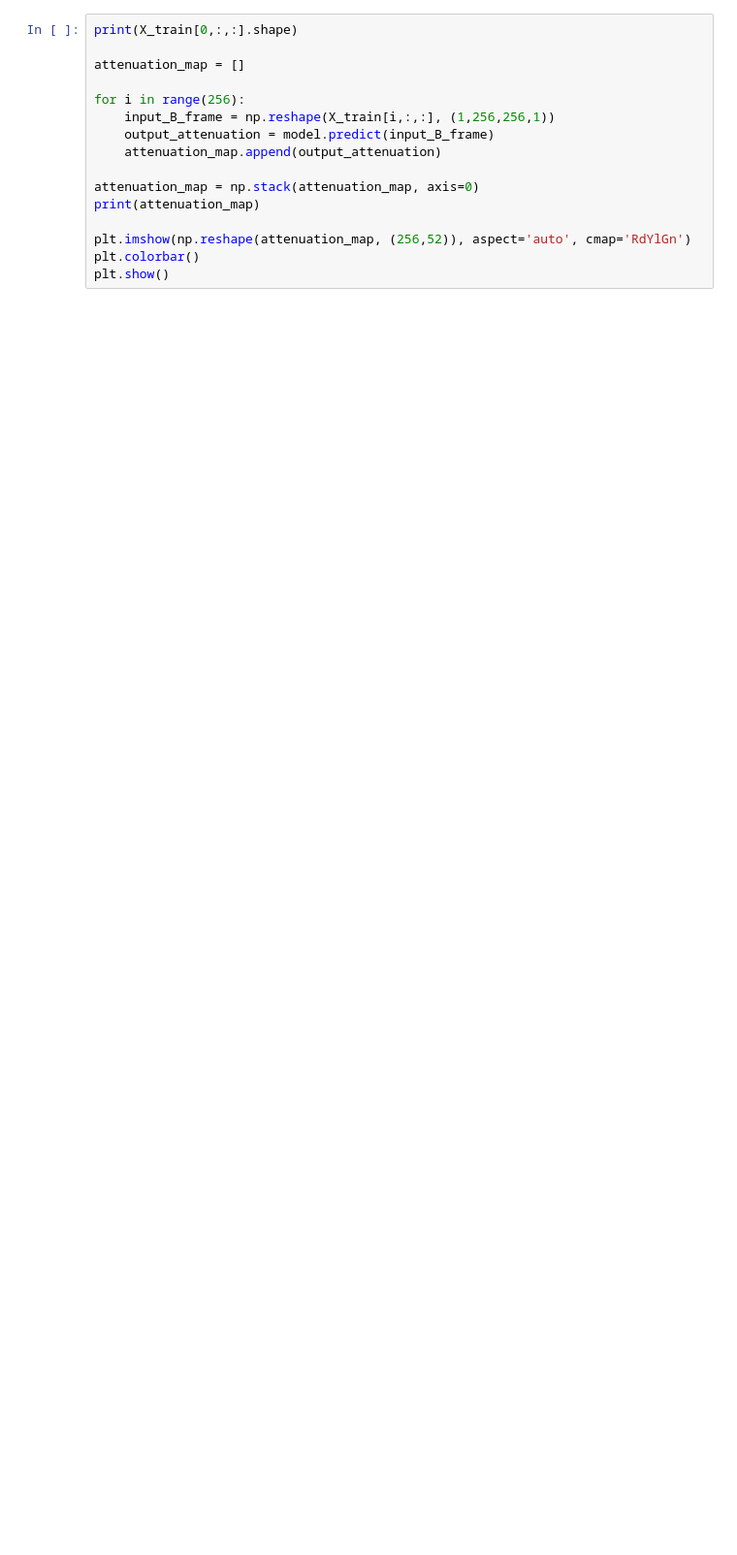
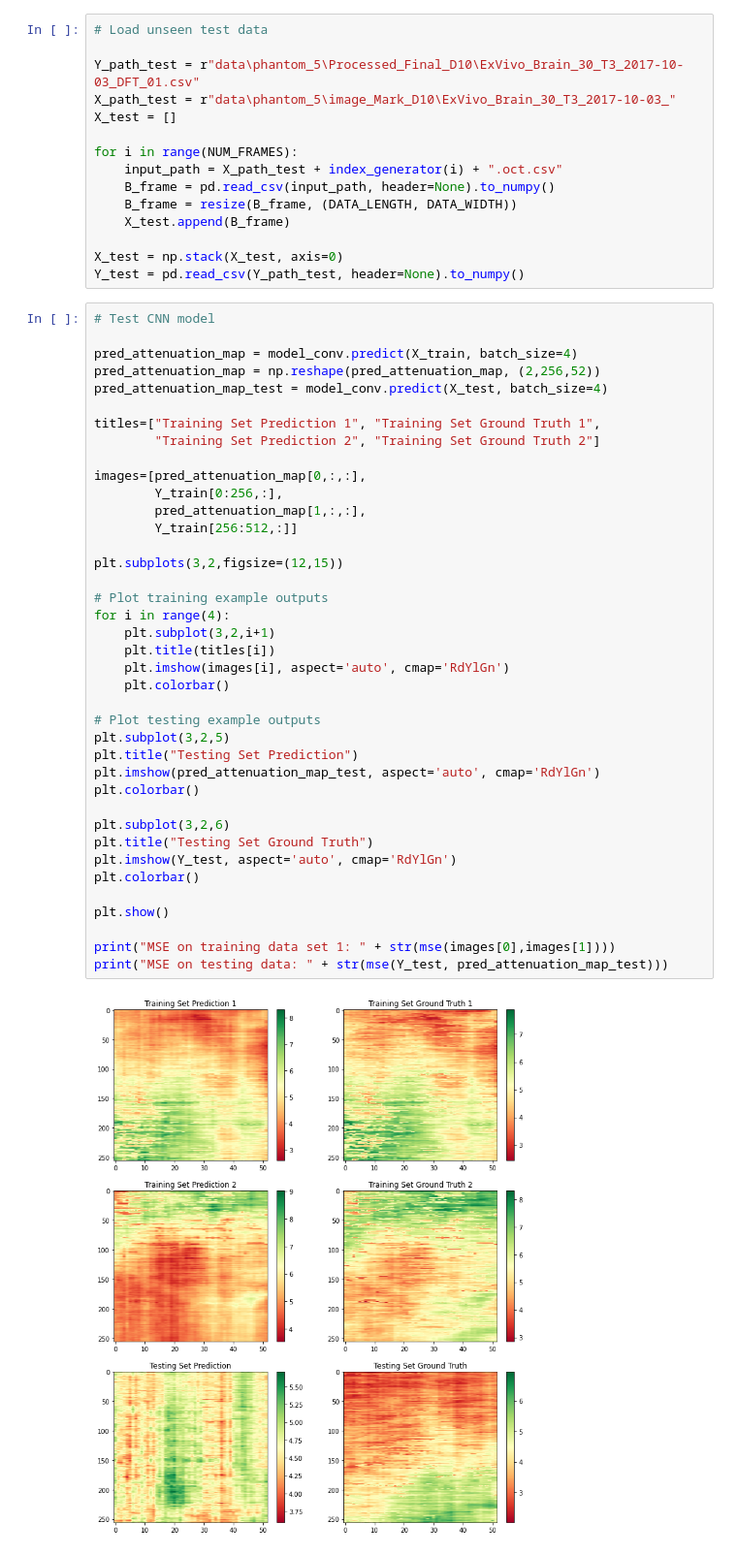
Before and after one commit to nathanwangai/brain-oct-nn-github, a Jupyter notebook: brain oct unet.ipynb, the cells around one changed output. Shown at 97% size. Drawn from its saved outputs; the diff is of its cells as text; blank space fills up the shorter version.

```diff
--- a/brain oct unet.ipynb
+++ b/brain oct unet.ipynb
@@ -131,17 +349,56 @@ Epoch 50/50
+# %%
+# Load unseen test data
+
+Y_path_test = r"data\phantom_5\Processed_Final_D10\ExVivo_Brain_30_T3_2017-10-03_DFT_01.csv"
+X_path_test = r"data\phantom_5\image_Mark_D10\ExVivo_Brain_30_T3_2017-10-03_"
+X_test = []
+
+for i in range(NUM_FRAMES):
+    input_path = X_path_test + index_generator(i) + ".oct.csv"
+    B_frame = pd.read_csv(input_path, header=None).to_numpy()
+    B_frame = resize(B_frame, (DATA_LENGTH, DATA_WIDTH))
+    X_test.append(B_frame)
+
+X_test = np.stack(X_test, axis=0)
+Y_test = pd.read_csv(Y_path_test, header=None).to_numpy()
 # %%
-print(X_train[0,:,:].shape)
+# Test CNN model
 
-attenuation_map = []
+pred_attenuation_map = model_conv.predict(X_train, batch_size=4)
+pred_attenuation_map = np.reshape(pred_attenuation_map, (2,256,52))
+pred_attenuation_map_test = model_conv.predict(X_test, batch_size=4)
 
-for i in range(256):
-    input_B_frame = np.reshape(X_train[i,:,:], (1,256,256,1))
-    output_attenuation = model.predict(input_B_frame)
-    attenuation_map.append(output_attenuation)
+titles=["Training Set Prediction 1", "Training Set Ground Truth 1",
+        "Training Set Prediction 2", "Training Set Ground Truth 2"]
 
-attenuation_map = np.stack(attenuation_map, axis=0)
-print(attenuation_map)
+images=[pred_attenuation_map[0,:,:],
+        Y_train[0:256,:],
+        pred_attenuation_map[1,:,:],
+        Y_train[256:512,:]]
 
-plt.imshow(np.reshape(attenuation_map, (256,52)), aspect='auto', cmap='RdYlGn')
+plt.subplots(3,2,figsize=(12,15))
+
+# Plot training example outputs
+for i in range(4):
+    plt.subplot(3,2,i+1)
+    plt.title(titles[i])
+    plt.imshow(images[i], aspect='auto', cmap='RdYlGn')
+    plt.colorbar()
+
+# Plot testing example outputs
+plt.subplot(3,2,5)
+plt.title("Testing Set Prediction")
+plt.imshow(pred_attenuation_map_test, aspect='auto', cmap='RdYlGn')
 plt.colorbar()
+
+plt.subplot(3,2,6)
+plt.title("Testing Set Ground Truth")
+plt.imshow(Y_test, aspect='auto', cmap='RdYlGn')
+plt.colorbar()
+
 plt.show()
+
+print("MSE on training data set 1: " + str(mse(images[0],images[1])))
+print("MSE on testing data: " + str(mse(Y_test, pred_attenuation_map_test)))
 # %% [output]
+[figure, new version]
```
Also changed, not shown: parts of 17 cells of this notebook, 1 other file.
